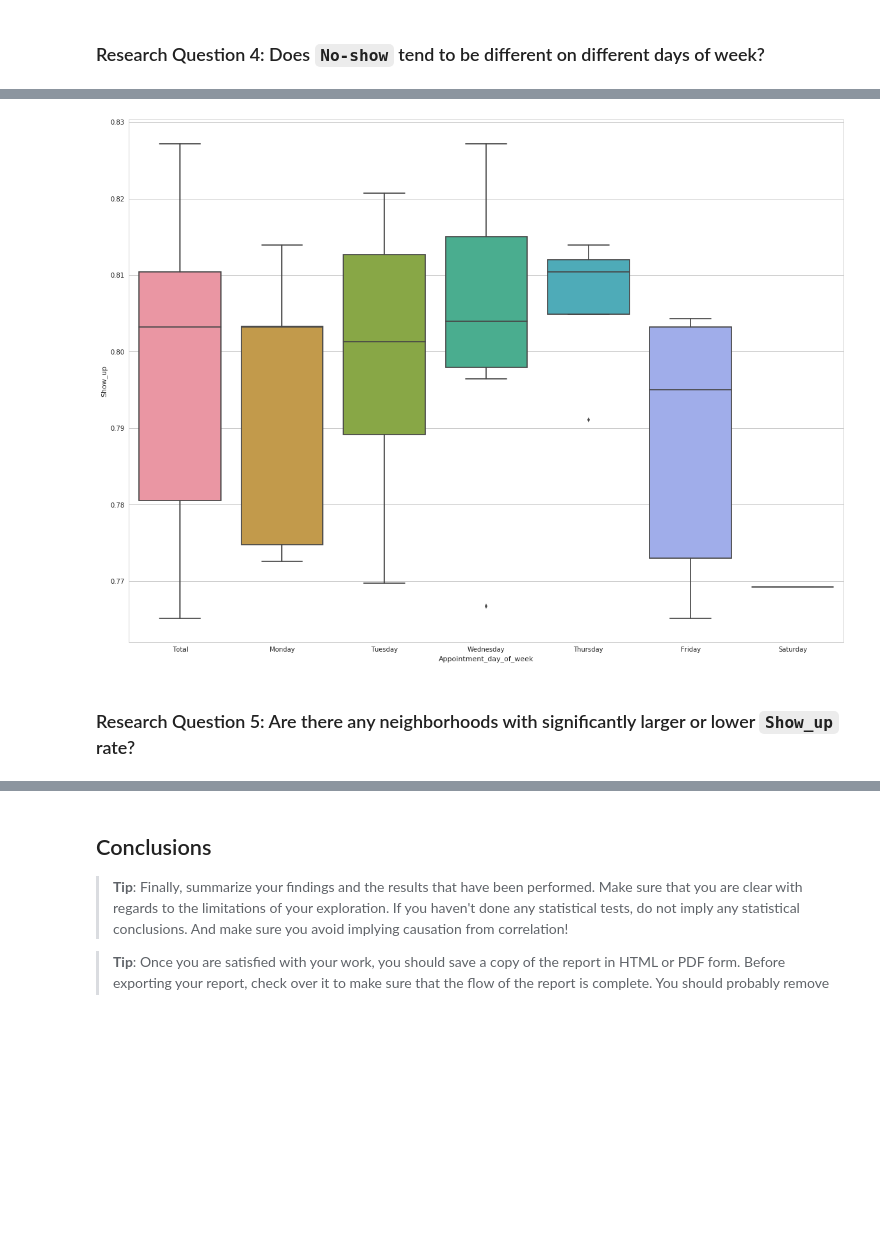
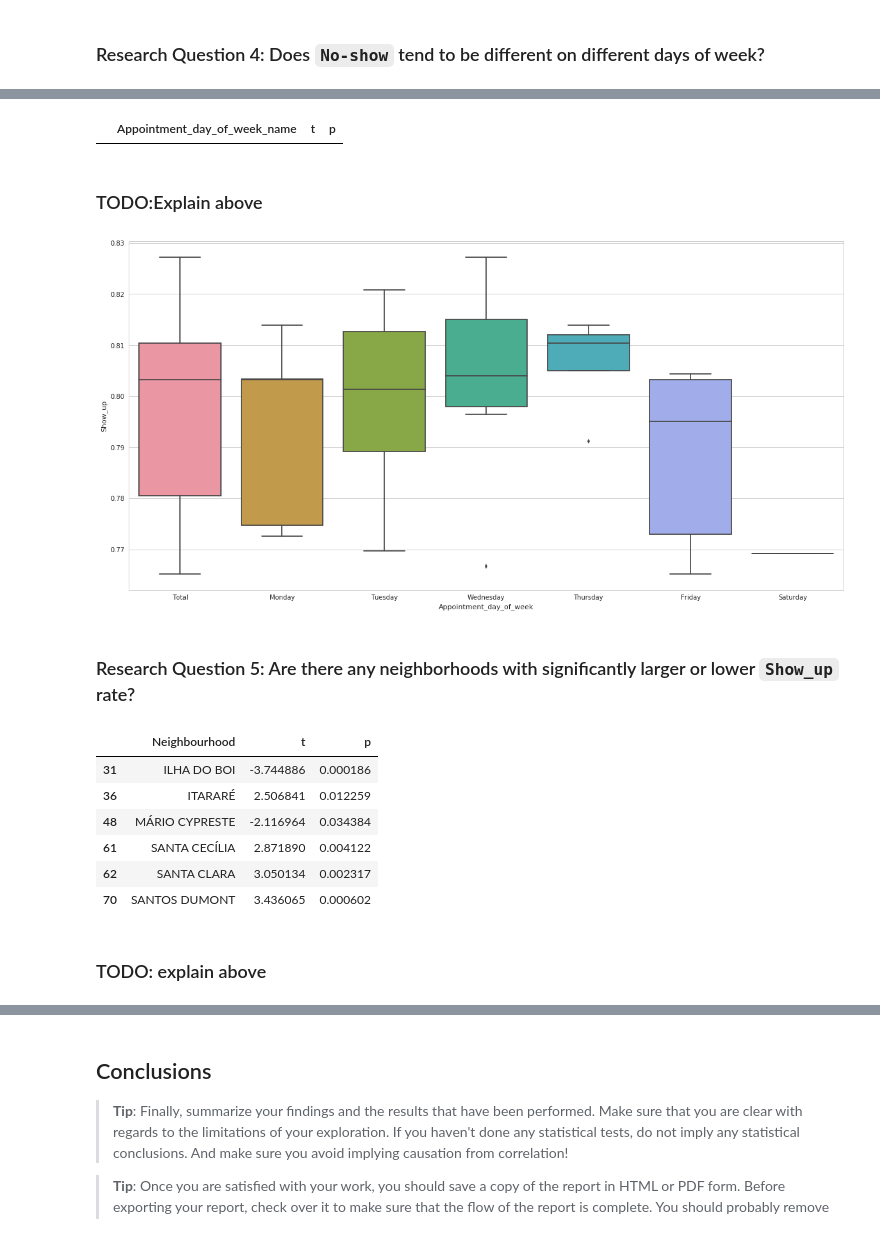
Before and after one commit to despacito123/data-analyst-nanodegree, a Jupyter notebook: 3. Investigate a Dataset/Investigate_a_Dataset.ipynb, the cells around one changed output, grey strips where cells are left out. Drawn from its saved outputs; the diff is of its cells as text; code cells hidden in the pictures; blank space fills up the shorter version.

```diff
--- a/3. Investigate a Dataset/Investigate_a_Dataset.ipynb
+++ b/3. Investigate a Dataset/Investigate_a_Dataset.ipynb
@@ -431,8 +420,12 @@ In correlation heatpam in question 1 it was already visible `Show_up` has a nega
 <a id="rq4"></a>
 ### Research Question 4: Does `No-show` tend to be different on different days of week?
 # %%
-df_grouped_by_day = df_cleaned.groupby(['AppointmentDay', 'Appointment_day_of_week', 'Appointment_day_of_week_name'])['Show_up'].mean().reset_index()
-df_grouped_by_day
+df_grouped_by_day = df_cleaned.groupby(['AppointmentDay',
+                                        'Appointment_day_of_week',
+                                        'Appointment_day_of_week_name'])['Show_up'] \
+                              .mean() \
+                              .reset_index()
+df_grouped_by_day.head()
 # %% [output]
 |  | AppointmentDay | Appointment_day_of_week | Appointment_day_of_week_name | Show_up |
 | 0 | 2016-04-29 | 4 | Friday | 0.804328 |
@@ -454,18 +436,37 @@ df_grouped_by_day
+# %%
+# day of week
+population = df_grouped_by_day['Show_up']
+xx = (df_grouped_by_day.sort_values('Appointment_day_of_week')
+     .groupby(['Appointment_day_of_week', 'Appointment_day_of_week_name'])['Show_up']
+     .apply(lambda sample: ttest_ind(population, sample))
+     .reset_index())
+xx.drop('Appointment_day_of_week', axis=1, inplace=True)
+xx['t'] = xx['Show_up'].apply(lambda x: x[0])
+xx['p'] = xx['Show_up'].apply(lambda x: x[1])
+xx.drop('Show_up', axis=1, inplace=True)
+xx.query('p < 0.05')
+# %% [output]
+|  | Appointment_day_of_week_name | t | p |
+# %% [markdown]
+### TODO:Explain above
 # %%
-fig, ax = plt.subplots(figsize=(20, 15))
+fig, ax = plt.subplots(figsize=(20, 10))
 
 all_days = list(map(lambda x: -1, df_grouped_by_day['Appointment_day_of_week']))
 all_days_names = list(map(lambda x: 'Total', df_grouped_by_day['Appointment_day_of_week_name']))
 df_all = pd.DataFrame({'Appointment_day_of_week': all_days,
                        'Appointment_day_of_week_name': all_days_names,
                        'Show_up': df_grouped_by_day['Show_up']})
 df_joined = pd.concat([df_all, df_grouped_by_day])
 
 # sns.boxplot(data=df_grouped_by_day, y=df_grouped_by_day['Show_up'], ax=ax)
 g = sns.boxplot(x = df_joined['Appointment_day_of_week'], y = df_joined['Show_up'], ax = ax)
-g.set_xticklabels(labels = df_joined[['Appointment_day_of_week', 'Appointment_day_of_week_name']].sort_values('Appointment_day_of_week')['Appointment_day_of_week_name'].unique());
+g.set_xticklabels(labels = df_joined[['Appointment_day_of_week',
+                                      'Appointment_day_of_week_name']] \
+                          .sort_values('Appointment_day_of_week')['Appointment_day_of_week_name'] \
+                          .unique());
 # %% [output]
-[figure, old version]
+[figure, new version]
 # %% [markdown]
 <a id="rq5"></a>
 ### Research Question 5: Are there any neighborhoods with significantly larger or lower `Show_up` rate?
@@ -474 +473,21 @@ df_neighborhoods = df_cleaned.groupby(['AppointmentDay', 'Neighbourhood'])['Show
+# %%
+# neighbourhood
+population = df_cleaned.groupby(['AppointmentDay', 'Neighbourhood'])['Show_up'].mean().reset_index()
+xx = population.groupby('Neighbourhood')['Show_up'] \
+               .apply(lambda sample: ttest_ind(population['Show_up'], sample)) \
+               .reset_index()
+xx['t'] = xx['Show_up'].apply(lambda x: x[0])
+xx['p'] = xx['Show_up'].apply(lambda x: x[1])
+xx.drop('Show_up', axis=1, inplace=True)
+xx.query('p < 0.05')
+# %% [output]
+|  | Neighbourhood | t | p |
+| 31 | ILHA DO BOI | -3.744886 | 0.000186 |
+| 36 | ITARARÉ | 2.506841 | 0.012259 |
+| 48 | MÁRIO CYPRESTE | -2.116964 | 0.034384 |
+| 61 | SANTA CECÍLIA | 2.871890 | 0.004122 |
+| 62 | SANTA CLARA | 3.050134 | 0.002317 |
+| 70 | SANTOS DUMONT | 3.436065 | 0.000602 |
+# %% [markdown]
+### TODO: explain above
 # %%
```
Also changed, not shown: parts of 21 cells of this notebook.
